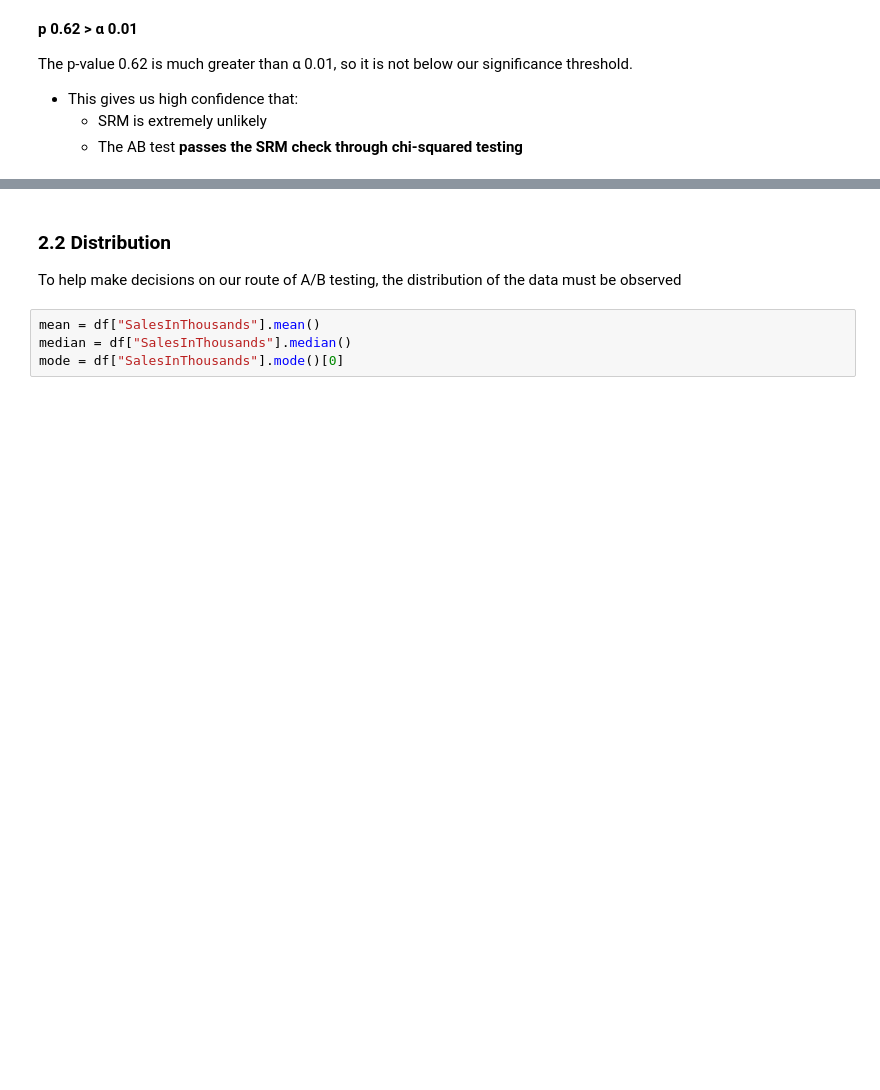
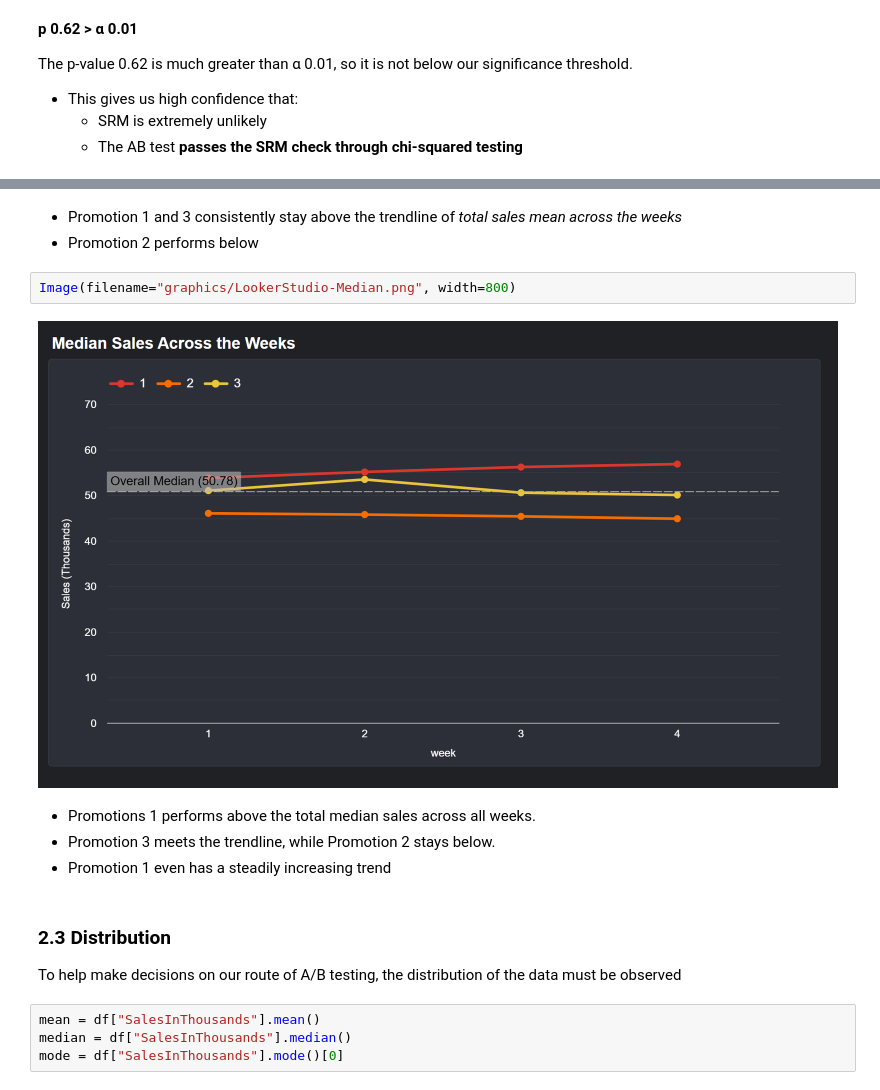
Before and after one commit to giddygarcia/ab-testing, a Jupyter notebook: fast-food.ipynb, the cells around one changed output, grey strips where cells are left out. Saved outputs shown, nothing was run; the diff lists cells and outputs as text; blank space fills up the shorter version.

```diff
--- a/fast-food.ipynb
+++ b/fast-food.ipynb
@@ -257,5 +270,16 @@ The p-value 0.62 is much greater than α 0.01, so it is not below our significan
+# %% [markdown]
+* Promotion 1 and 3 consistently stay above the trendline of *total sales mean across the weeks*
+* Promotion 2 performs below
+# %%
+Image(filename="graphics/LookerStudio-Median.png", width=800)
+# %% [output]
+[figure, added]
+# %% [markdown]
+* Promotions 1 performs above the total median sales across all weeks.
+* Promotion 3 meets the trendline, while Promotion 2 stays below.
+* Promotion 1 even has a steadily increasing trend
 # %% [markdown]
-### 2.2 Distribution
+### 2.3 Distribution
 
 To help make decisions on our route of A/B testing, the distribution of the data must be observed
 # %%
```
Also changed, not shown: parts of 18 cells of this notebook.
